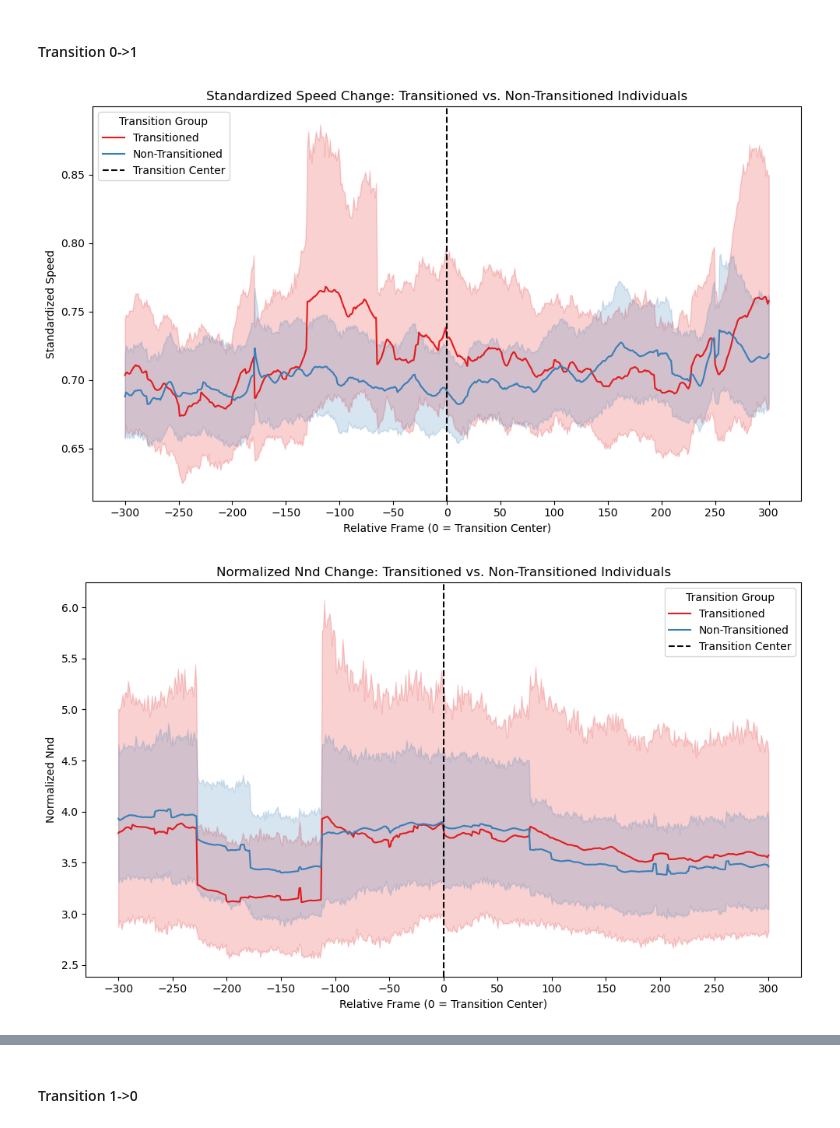
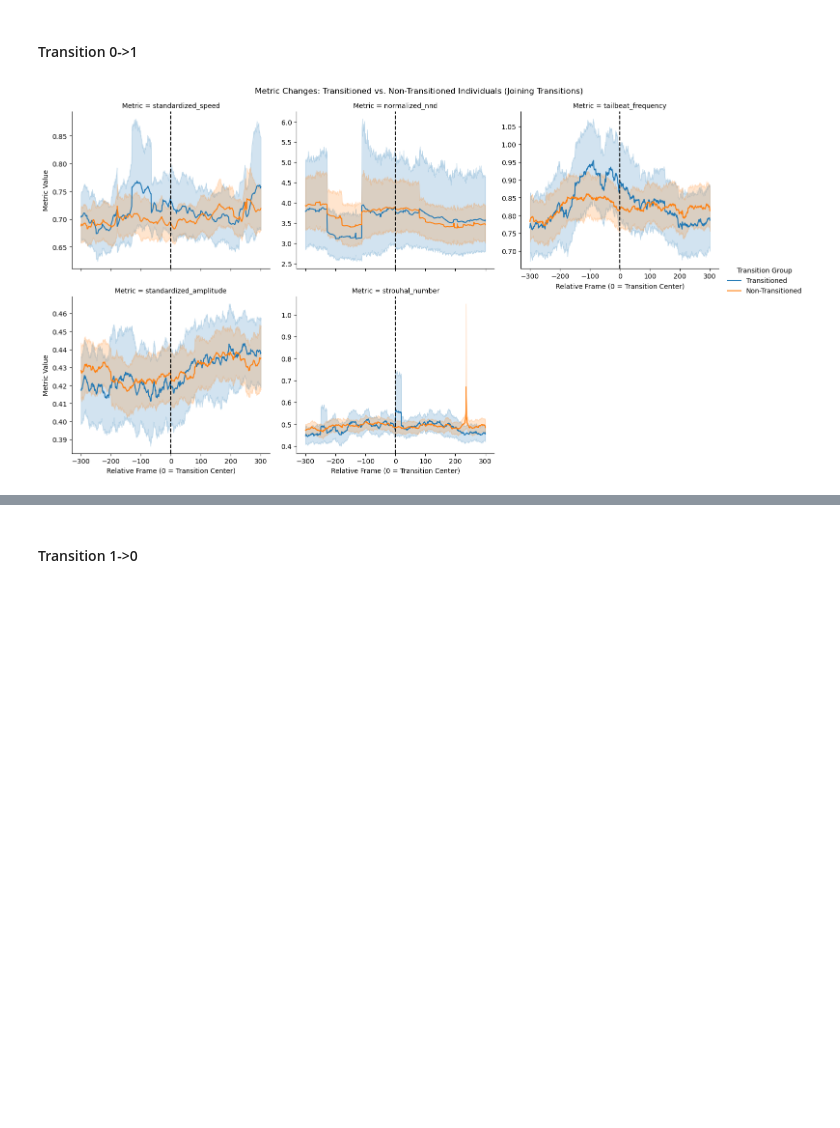
Before and after one commit to albiangela/BSc_code, a Jupyter notebook: sophias_notebooks/Figures.ipynb, the cells around one changed output, grey strips where cells are left out. Cells and saved outputs as stored; diff of their text form; code cells hidden in the pictures; blank space fills up the shorter version.

Commit message:
Graphs

```diff
--- a/sophias_notebooks/Figures.ipynb
+++ b/sophias_notebooks/Figures.ipynb
@@ -700,46 +690,39 @@ transitions_df = pd.concat(transition_windows, ignore_index=True)
 # a complete window (from -time_range to +time_range relative to the event) for every ID.
 # Missing frames (if an individual doesn't have enough frames) are filled with NaN.
 # %%
-import seaborn as sns
-import matplotlib.pyplot as plt
-
 # Create a flag: True if the individual's ID equals the source_id for that transition.
 transitions_df['transitioned'] = transitions_df['ID'] == transitions_df['source_id']
 
 # Optionally, create a categorical label for plotting.
 transitions_df['transition_group'] = transitions_df['transitioned'].map({True: 'Transitioned', False: 'Non-Transitioned'})
 
 # List of metrics to plot
 metrics = ['standardized_speed', 'normalized_nnd', 'tailbeat_frequency',
            'standardized_amplitude', 'strouhal_number']
 
-# Create FacetGrid: one plot per metric, no separate columns for transition groups
-for metric in metrics:
-    plt.figure(figsize=(10, 6))
+# Reshape data using melt for FacetGrid compatibility
+melted_df = transitions_df.melt(id_vars=['relative_frame', 'transition_group'],
+                                       value_vars=metrics, var_name='Metric', value_name='Value')
 
-    # Create the lineplot for Transitioned and Non-Transitioned individuals in the same plot
-    sns.lineplot(data=transitions_df, x='relative_frame', y=metric, hue='transition_group', palette='Set1')
+# Create a FacetGrid with one plot per metric
+g = sns.FacetGrid(melted_df, col='Metric', hue='transition_group', col_wrap=3,
+                  height=4, aspect=1.2, sharex=True, sharey=False)
 
-    # Add a vertical dashed line at 0 (the transition center)
-    plt.axvline(0, color='black', linestyle='--', label='Transition Center')
+# Map lineplot onto each facet
+g.map_dataframe(sns.lineplot, x='relative_frame', y='Value')
 
-    # Label and title adjustments
-    plt.xlabel("Relative Frame (0 = Transition Center)")
-    plt.ylabel(metric.replace("_", " ").title())  # Format metric name for readability
-    plt.title(f"{metric.replace('_', ' ').title()} Change: Transitioned vs. Non-Transitioned Individuals")
-    plt.legend(title='Transition Group')
-    min_frame = transitions_df['relative_frame'].min()
-    max_frame = transitions_df['relative_frame'].max()
-    plt.xticks(range(min_frame - (min_frame % 50), max_frame + 1, 50))
+# Add a vertical dashed line at x = 0 (transition center) in each subplot
+for ax in g.axes.flat:
+    ax.axvline(0, color='black', linestyle='--', label='Transition Center')
 
-    # Adjust layout for better readability
-    plt.tight_layout()
+# Adjust labels, legend, and overall title
+g.set_axis_labels("Relative Frame (0 = Transition Center)", "Metric Value")
+g.add_legend(title='Transition Group')
+g.fig.suptitle("Metric Changes: Transitioned vs. Non-Transitioned Individuals (Joining Transitions)", y=1.02)
 
-    # Save the plot to a file
-    plt.savefig(f'{figures_path}metrics_transition_facetgrid.png')
+# Save the plot
+plt.savefig(f'{figures_path}transition_facetgrid.png')
 
-    # Show the plot
-    plt.show()
+plt.show()
 # %% [output]
-[figure, old version]
+[figure, new version]
-[figure, removed]
```
Also changed, not shown: parts of 10 cells of this notebook.
